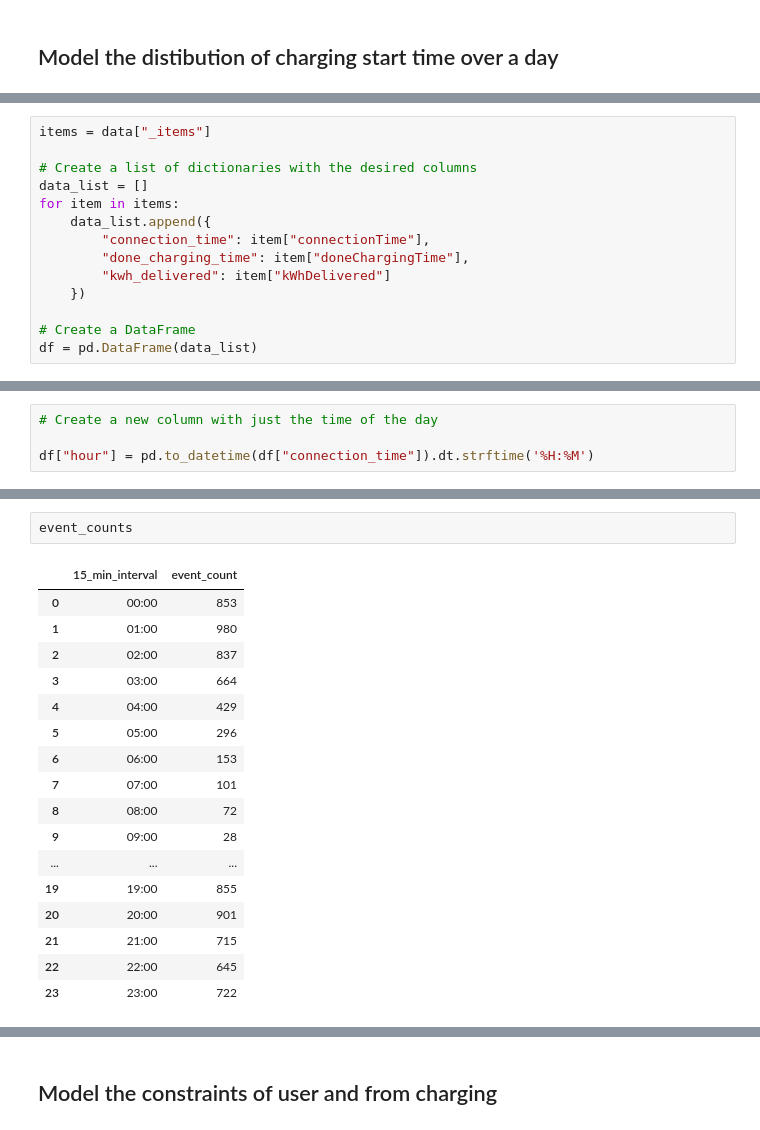
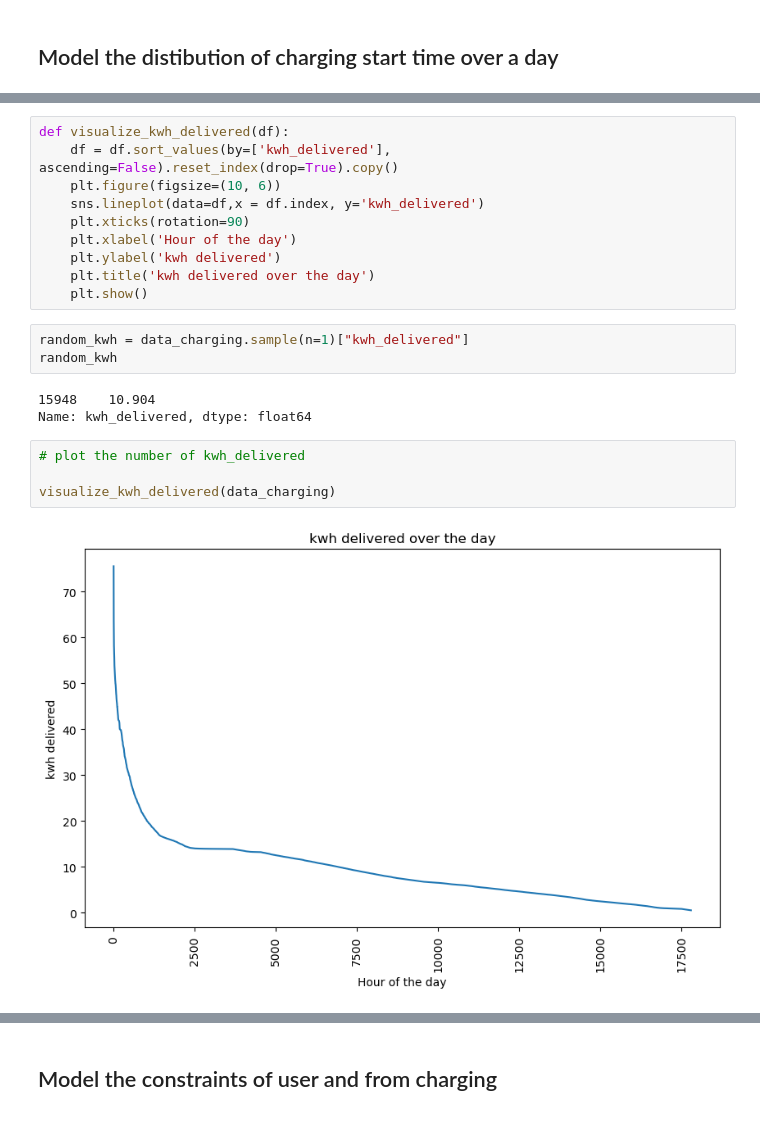
Before and after one commit to yanis-trn/EnergyNow2.0, a Jupyter notebook: EV-modeling.ipynb, the cells around one changed output, grey strips where cells are left out. Saved outputs shown, nothing was run; the diff lists cells and outputs as text.

```diff
--- a/EV-modeling.ipynb
+++ b/EV-modeling.ipynb
@@ -183,14 +180,0 @@ len(data["_items"])
-# %%
-items = data["_items"]
-
-# Create a list of dictionaries with the desired columns
-data_list = []
-for item in items:
-    data_list.append({
-        "connection_time": item["connectionTime"],
-        "done_charging_time": item["doneChargingTime"],
-        "kwh_delivered": item["kWhDelivered"]
-    })
-
-# Create a DataFrame
-df = pd.DataFrame(data_list)
@@ -210,4 +217,0 @@ df.head()
-# %%
-# Create a new column with just the time of the day
-
-df["hour"] = pd.to_datetime(df["connection_time"]).dt.strftime('%H:%M')
@@ -234,20 +218,22 @@ df.head()
-# %%
-event_counts
-# %% [output]
-|  | 15_min_interval | event_count |
-| 0 | 00:00 | 853 |
-| 1 | 01:00 | 980 |
-| 2 | 02:00 | 837 |
-| 3 | 03:00 | 664 |
-| 4 | 04:00 | 429 |
-| 5 | 05:00 | 296 |
-| 6 | 06:00 | 153 |
-| 7 | 07:00 | 101 |
-| 8 | 08:00 | 72 |
-| 9 | 09:00 | 28 |
-| ... | ... | ... |
-| 19 | 19:00 | 855 |
-| 20 | 20:00 | 901 |
-| 21 | 21:00 | 715 |
-| 22 | 22:00 | 645 |
-| 23 | 23:00 | 722 |
+# %%
+def visualize_kwh_delivered(df):
+    df = df.sort_values(by=['kwh_delivered'], ascending=False).reset_index(drop=True).copy()
+    plt.figure(figsize=(10, 6))
+    sns.lineplot(data=df,x = df.index, y='kwh_delivered')
+    plt.xticks(rotation=90)
+    plt.xlabel('Hour of the day')
+    plt.ylabel('kwh delivered')
+    plt.title('kwh delivered over the day')
+    plt.show()
+# %%
+random_kwh = data_charging.sample(n=1)["kwh_delivered"]
+random_kwh
+# %% [output]
+15948    10.904
+Name: kwh_delivered, dtype: float64
+# %%
+# plot the number of kwh_delivered
+
+visualize_kwh_delivered(data_charging)
+# %% [output]
+[figure, added]
```
Also changed, not shown: parts of 27 cells of this notebook, 1 other file.
